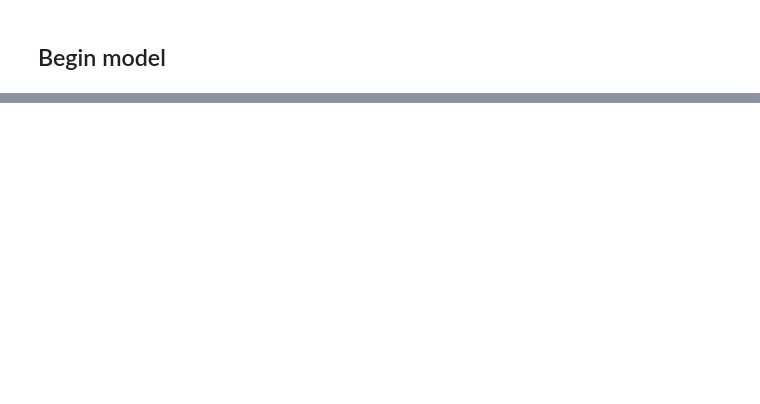
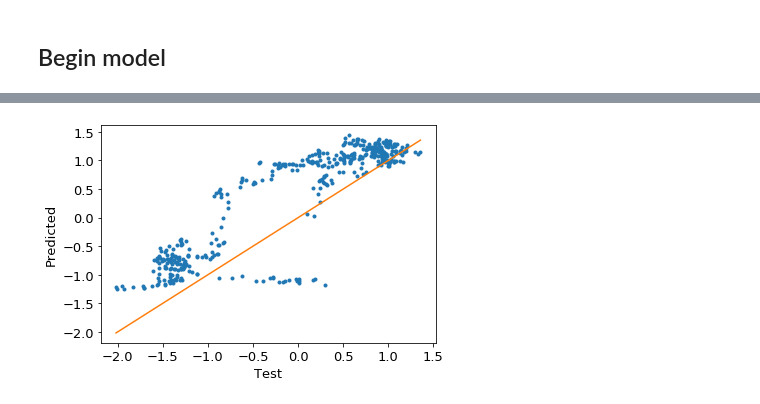
Before and after one commit to svejlgaard/finalproject, a Jupyter notebook: Jonathans hyggetid.ipynb, the cells around one changed output, grey strips where cells are left out. Cells and saved outputs as stored; diff of their text form; code cells hidden in the pictures; blank space fills up the shorter version.

```diff
--- a/Jonathans hyggetid.ipynb
+++ b/Jonathans hyggetid.ipynb
@@ -114,0 +123,7 @@ plt.show()
+# %%
+plt.plot(y_test, y_pred,'.')
+plt.plot([min(y_test), max(y_test)], [min(y_test), max(y_test)])
+plt.xlabel("Test"); plt.ylabel("Predicted")
+plt.show()
+# %% [output]
+[figure, added]
```
Also changed, not shown: parts of 10 cells of this notebook, 1 other file.
